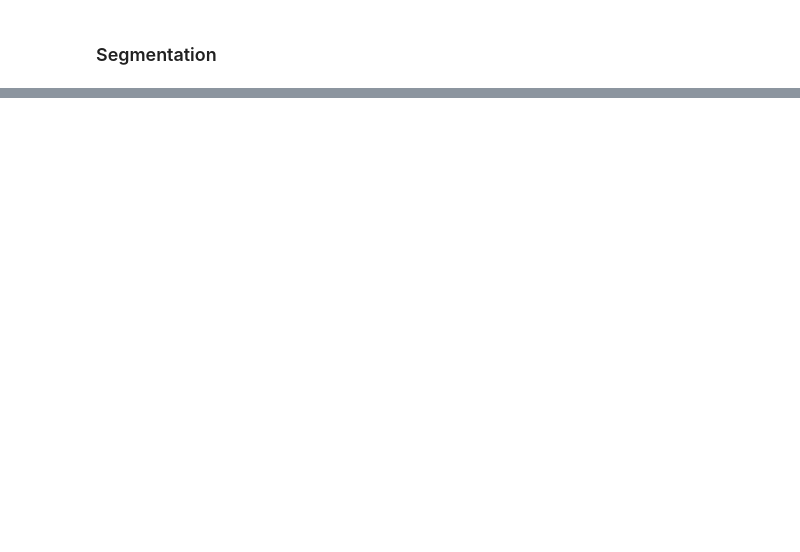
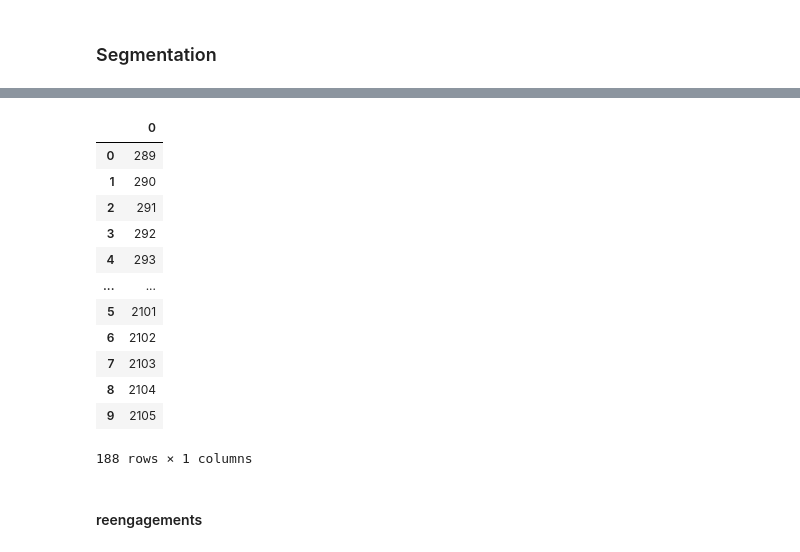
Before and after one commit to vHepp/TDMprivate, a Jupyter notebook: code/Segmentation.ipynb, the cells around one changed output, grey strips where cells are left out. Drawn from its saved outputs; the diff is of its cells as text; code cells hidden in the pictures; blank space fills up the shorter version.

Commit message:
POC segmentation by disengagement/reengagement, 100m range prior

```diff
--- a/code/Segmentation.ipynb
+++ b/code/Segmentation.ipynb
@@ -234,0 +92,21 @@ segments
+# %%
+# Identify disengagement points (for example, when speed is 0)
+disengagement_indices = merged_df[merged_df['TernaryDrivingModeTransition'] == -1].index.tolist()
+
+m_range = 100 #number of meters
+
+# Segment data by 50 meters prior to each disengagement
+disengagement_segments = []
+for disengagement_index in disengagement_indices:
+    disengagement_distance = merged_df.at[disengagement_index, 'distance (m)']
+    start_distance = disengagement_distance - m_range
+
+    print(f"{start_distance}m -> {disengagement_distance}m")
+
+    # Get the indices for the segment
+    segment = merged_df[(merged_df['distance (m)'] >= start_distance) & (merged_df['distance (m)'] <= disengagement_distance)]
+    disengagement_segments.append(segment.index)
+
+# Display the segments
+#for i, segment in enumerate(segments):
+#    print(f"Segment {i + 1}:\n{segment}\n")
@@ -235,2 +126,25 @@ segments
+# %%
+indicies = pd.DataFrame()
+for i, segment in enumerate(disengagement_segments):
+
+    temp = pd.DataFrame(segment)
+
+    indicies = pd.concat([indicies, temp])
+
+indicies
+# %% [output]
+|  | 0 |
+| 0 | 289 |
+| 1 | 290 |
+| 2 | 291 |
+| 3 | 292 |
+| 4 | 293 |
+| ... | ... |
+| 5 | 2101 |
+| 6 | 2102 |
+| 7 | 2103 |
+| 8 | 2104 |
+| 9 | 2105 |
+188 rows × 1 columns
 # %%
 # Define your map with your dataframe name first and keep everything else the same
@@ -271,0 +180,2 @@ fig.show()
+# %% [markdown]
+#### reengagements
```
Also changed, not shown: parts of 16 cells of this notebook.
